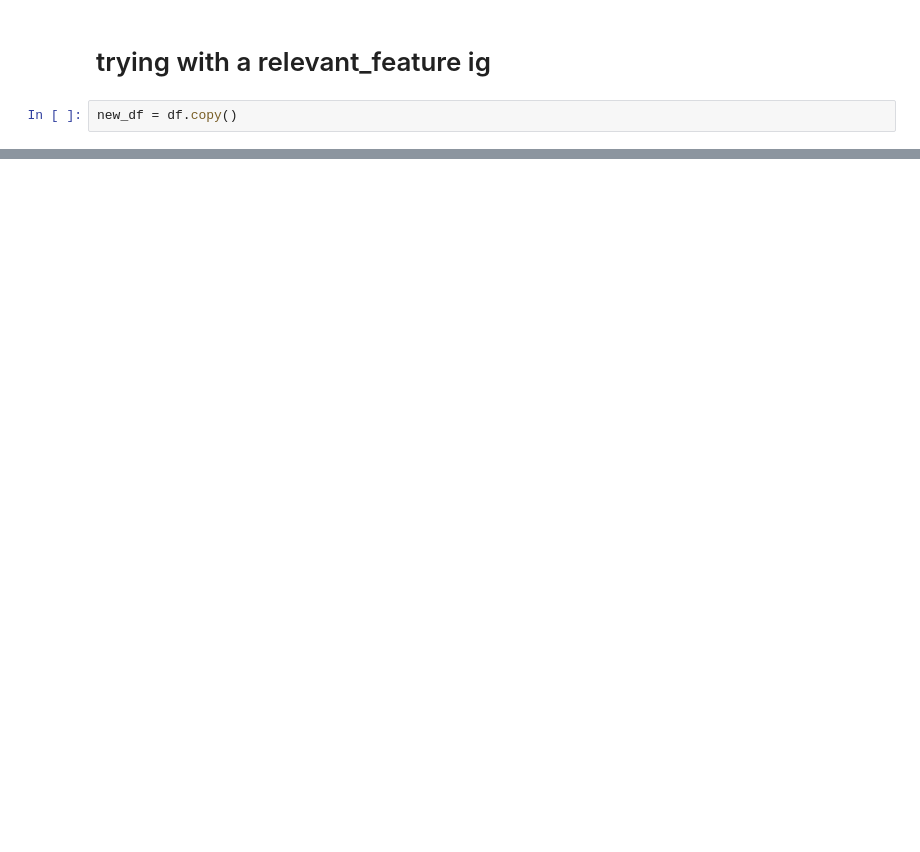
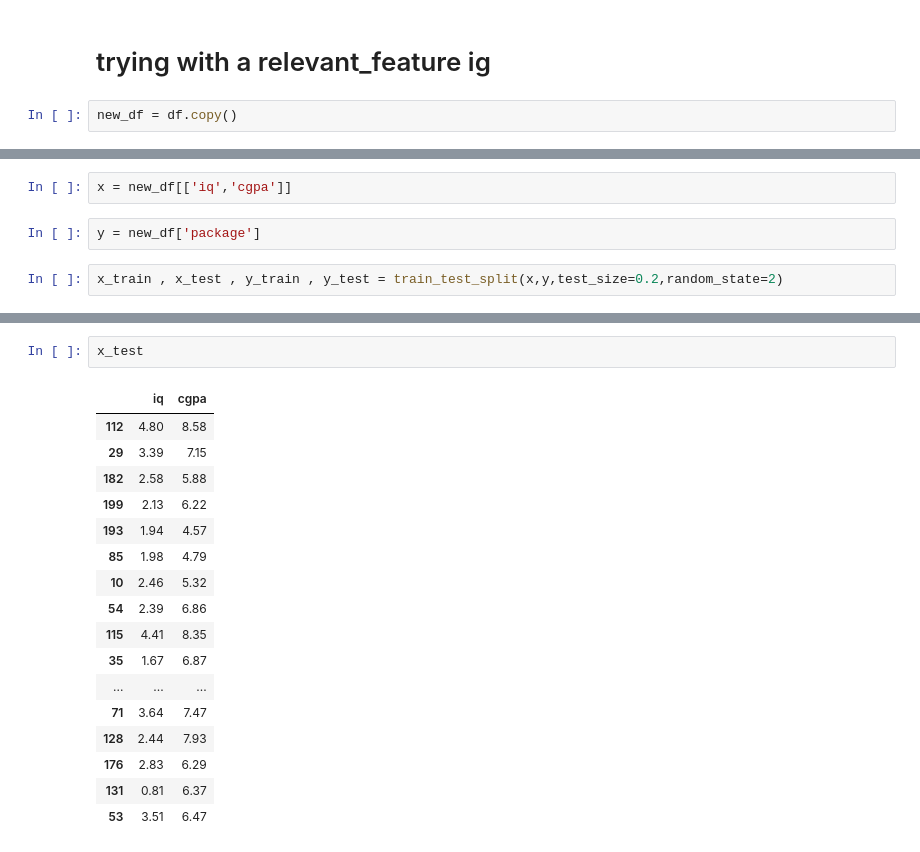
Before and after one commit to Ashutosh975537/ml_algos, a Jupyter notebook: Linear_regression/linear_regresion_accuracy_matrics.ipynb, the cells around one changed output, grey strips where cells are left out. Cells and saved outputs as stored; diff of their text form; blank space fills up the shorter version.

```diff
--- a/Linear_regression/linear_regresion_accuracy_matrics.ipynb
+++ b/Linear_regression/linear_regresion_accuracy_matrics.ipynb
@@ -186,0 +196,6 @@ new_df['iq'] = np.random.randint(-12,12,200)/200
+# %%
+x = new_df[['iq','cgpa']]
+# %%
+y = new_df['package']
+# %%
+x_train , x_test , y_train , y_test = train_test_split(x,y,test_size=0.2,random_state=2)
@@ -186,0 +218,20 @@ new_df['iq'] = np.random.randint(-12,12,200)/200
+# %%
+x_test
+# %% [output]
+|  | iq | cgpa |
+| 112 | 4.80 | 8.58 |
+| 29 | 3.39 | 7.15 |
+| 182 | 2.58 | 5.88 |
+| 199 | 2.13 | 6.22 |
+| 193 | 1.94 | 4.57 |
+| 85 | 1.98 | 4.79 |
+| 10 | 2.46 | 5.32 |
+| 54 | 2.39 | 6.86 |
+| 115 | 4.41 | 8.35 |
+| 35 | 1.67 | 6.87 |
+| ... | ... | ... |
+| 71 | 3.64 | 7.47 |
+| 128 | 2.44 | 7.93 |
+| 176 | 2.83 | 6.29 |
+| 131 | 0.81 | 6.37 |
+| 53 | 3.51 | 6.47 |
```
Also changed, not shown: parts of 16 cells of this notebook, 4 other files.
